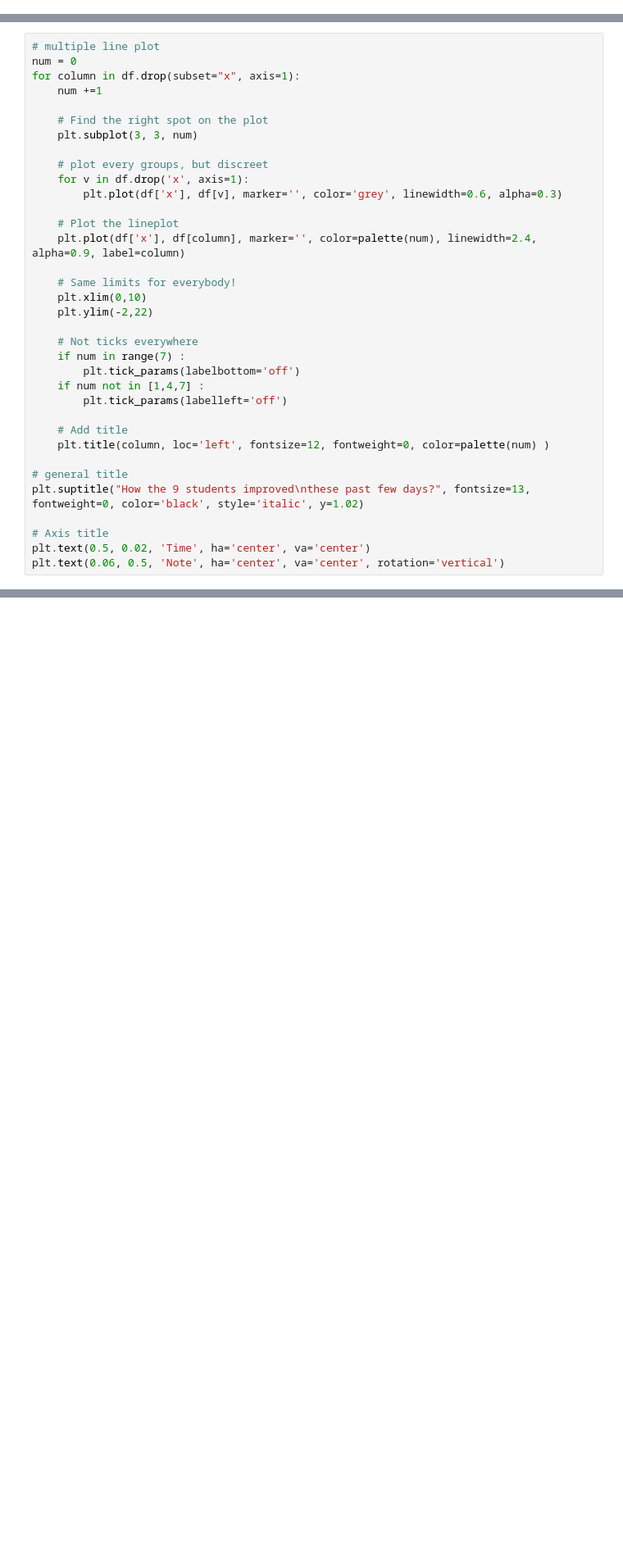
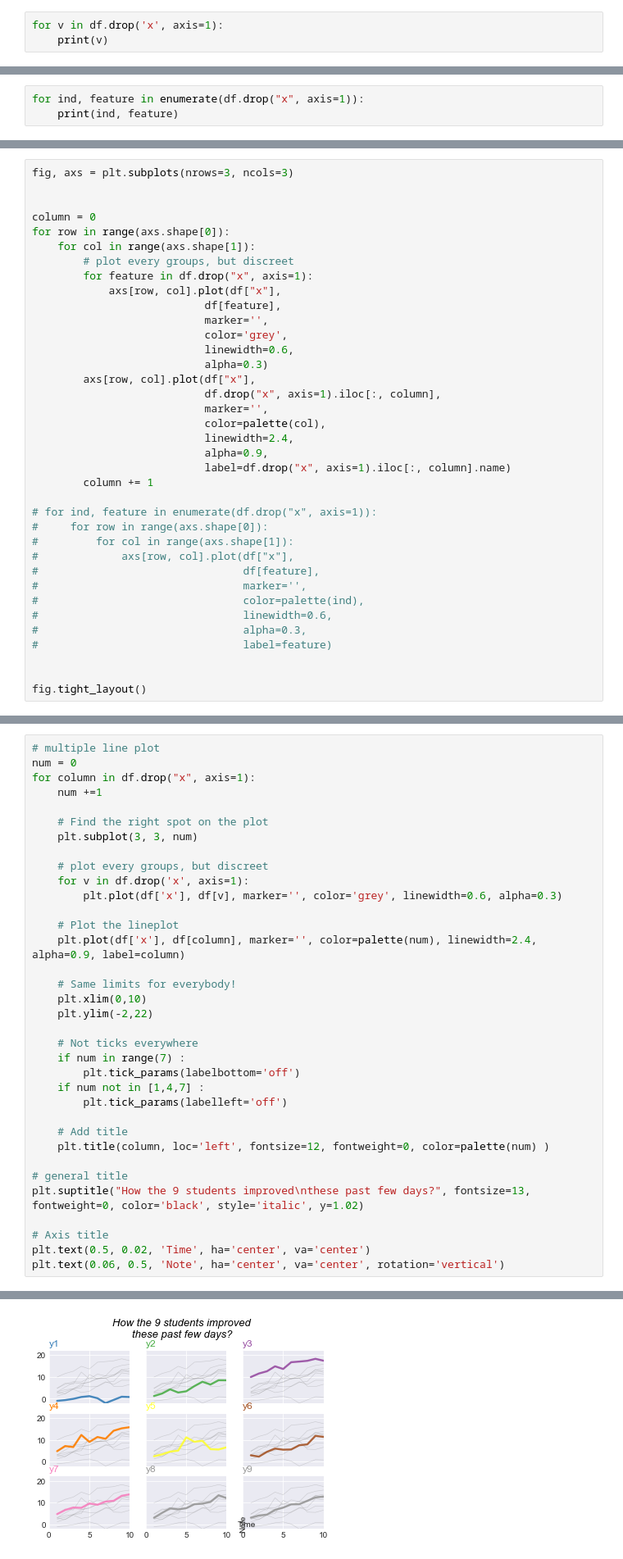
Before and after one commit to cenuno/learning_sql, a Jupyter notebook: small_mult.ipynb, the cells around one changed output, grey strips where cells are left out. Shown: that part at 82% size. Saved outputs shown, nothing was run; the diff lists cells and outputs as text; blank space fills up the shorter version.

Commit message:
Revising for loop to make plot correctly

```diff
--- a/small_mult.ipynb
+++ b/small_mult.ipynb
@@ -20,0 +21,3 @@ df.head()
+# %%
+for v in df.drop('x', axis=1):
+    print(v)
@@ -42,0 +42,3 @@ AttributeError: module 'matplotlib.pyplot' has no attribute 'plt'
+# %%
+for ind, feature in enumerate(df.drop("x", axis=1)):
+    print(ind, feature)
@@ -42,0 +55,37 @@ AttributeError: module 'matplotlib.pyplot' has no attribute 'plt'
+# %%
+fig, axs = plt.subplots(nrows=3, ncols=3)
+
+
+column = 0
+for row in range(axs.shape[0]):
+    for col in range(axs.shape[1]):
+        # plot every groups, but discreet
+        for feature in df.drop("x", axis=1):
+            axs[row, col].plot(df["x"],
+                           df[feature],
+                           marker='',
+                           color='grey',
+                           linewidth=0.6,
+                           alpha=0.3)
+        axs[row, col].plot(df["x"],
+                           df.drop("x", axis=1).iloc[:, column],
+                           marker='',
+                           color=palette(col),
+                           linewidth=2.4,
+                           alpha=0.9,
+                           label=df.drop("x", axis=1).iloc[:, column].name)
+        column += 1
+
+# for ind, feature in enumerate(df.drop("x", axis=1)):
+#     for row in range(axs.shape[0]):
+#         for col in range(axs.shape[1]):
+#             axs[row, col].plot(df["x"],
+#                                df[feature],
+#                                marker='',
+#                                color=palette(ind),
+#                                linewidth=0.6,
+#                                alpha=0.3,
+#                                label=feature)
+
+
+fig.tight_layout()
@@ -82,7 +117,7 @@ array([<matplotlib.axes._subplots.AxesSubplot object at 0x...>,
 # %%
 # multiple line plot
 num = 0
-for column in df.drop(subset="x", axis=1):
+for column in df.drop("x", axis=1):
 	num +=1
 
 	# Find the right spot on the plot
@@ -114,3 +149,4 @@ plt.suptitle("How the 9 students improved\nthese past few days?", fontsize=13, f
 # Axis title
 plt.text(0.5, 0.02, 'Time', ha='center', va='center')
 plt.text(0.06, 0.5, 'Note', ha='center', va='center', rotation='vertical')
+# %% [output]
@@ -116,0 +156 @@ plt.text(0.06, 0.5, 'Note', ha='center', va='center', rotation='vertical')
+[figure, added]
```
Also changed, not shown: parts of 15 cells of this notebook.
